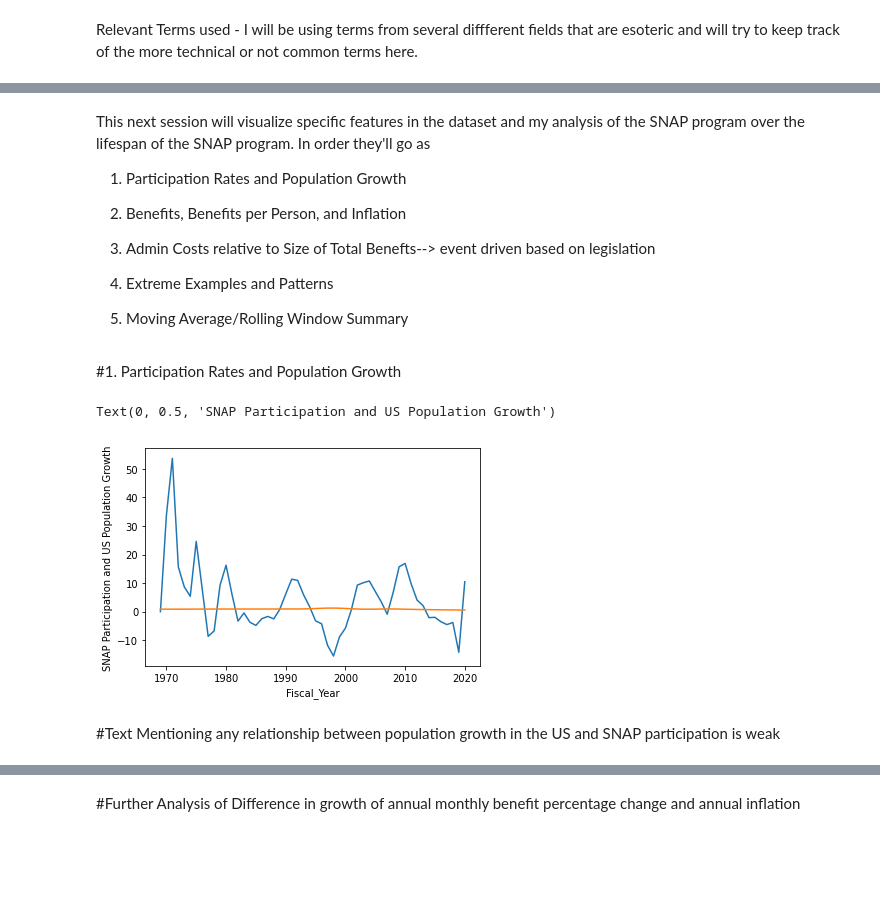
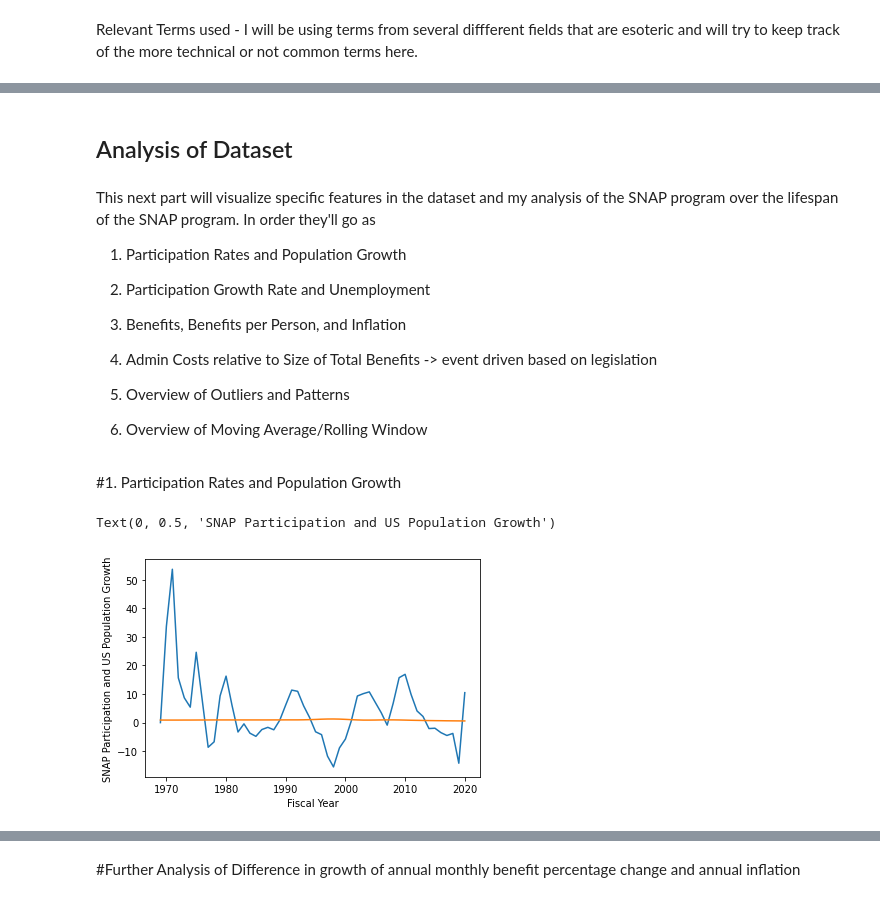
Before and after one commit to thicpanda/public-health-sample, a Jupyter notebook: Times_Series_analysis_of_SNAP_data_and_Macro_factors_in_the_US.ipynb, the cells around one changed output, grey strips where cells are left out. Cells and saved outputs as stored; diff of their text form; code cells hidden in the pictures; blank space fills up the shorter version.

```diff
--- a/Times_Series_analysis_of_SNAP_data_and_Macro_factors_in_the_US.ipynb
+++ b/Times_Series_analysis_of_SNAP_data_and_Macro_factors_in_the_US.ipynb
@@ -28,0 +29,3 @@ df1 = pd.read_csv(url)
+# %%
+url = 'https://raw.githubusercontent.com/thicpanda/public-health-sample/main/SNAP%20Data%20.csv'
+df1 = pd.read_csv(url)
@@ -75,23 +84,25 @@ Another Feature engineered for this anlysis is the difference in rates between a
+# %% [markdown]
+## Analysis of Dataset
 # %% [markdown]
-This next session will visualize specific features in the dataset and my analysis of the SNAP program over the lifespan of the SNAP program. In order they'll go as
+This next part will visualize specific features in the dataset and my analysis of the SNAP program over the lifespan of the SNAP program. In order they'll go as
 
 1. Participation Rates and Population Growth
 
-2. Benefits, Benefits per Person, and Inflation
+2. Participation Growth Rate and Unemployment
 
-3. Admin Costs relative to Size of Total Benefts--> event driven based on legislation
+3. Benefits, Benefits per Person, and Inflation
 
-4. Extreme Examples and Patterns
+4. Admin Costs relative to Size of Total Benefits -> event driven based on legislation
 
-5. Moving Average/Rolling Window Summary
+5. Overview of Outliers and Patterns
+
+6. Overview of Moving Average/Rolling Window
 # %% [markdown]
 #1. Participation Rates and Population Growth
 # %%
-sns.lineplot(x ="Fiscal_Year", y="Annual_Participation_Growth_Rate(%)", data = df1)
-sns.lineplot(x ="Fiscal_Year", y="Annual_US_Population_Growth(%)", data = df1)
+sns.lineplot(x ="Fiscal Year", y="Annual Participation Growth Rate", data = df1)
+sns.lineplot(x ="Fiscal Year", y="Annual US Population Growth (%)", data = df1)
 plt.ylabel("SNAP Participation and US Population Growth")
 # %% [output]
 Text(0, 0.5, 'SNAP Participation and US Population Growth')
-[figure, old version]
+[figure, new version]
-# %% [markdown]
-#Text Mentioning any relationship between population growth in the US and SNAP participation is weak
```
Also changed, not shown: parts of 30 cells of this notebook.
